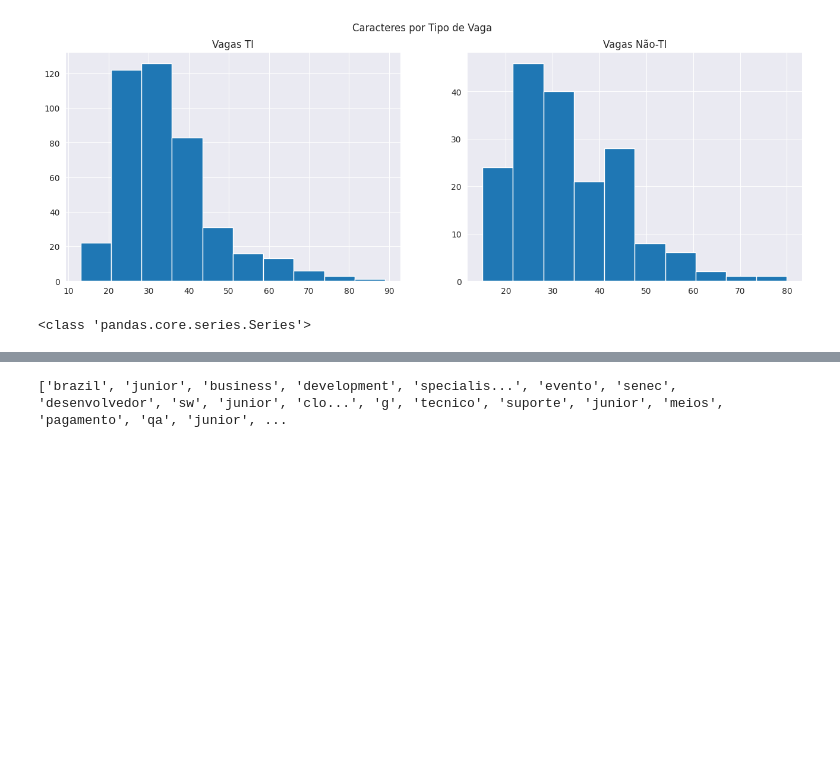
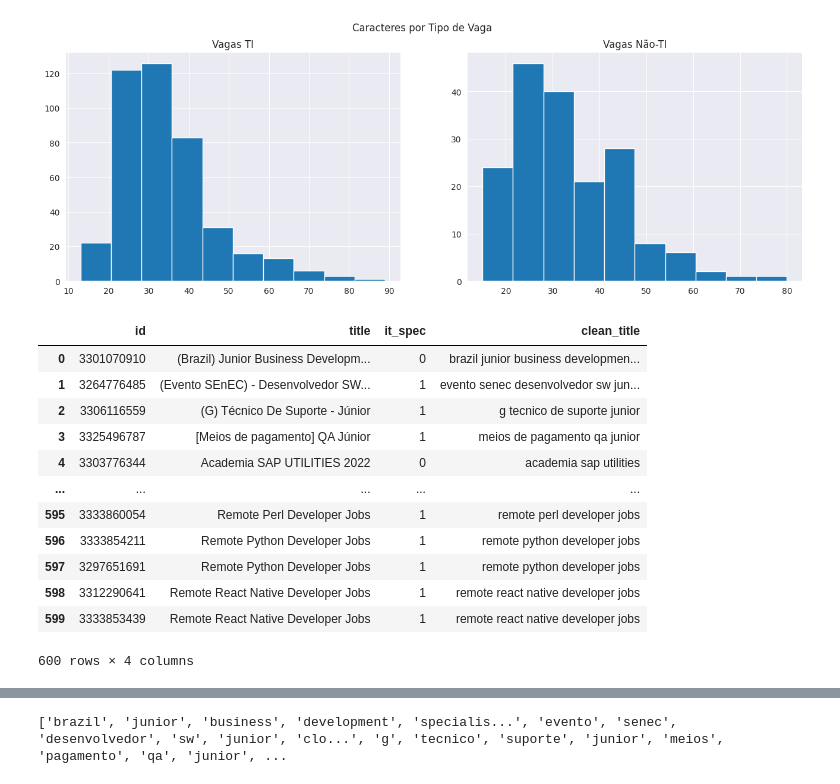
Before and after one commit to saibrotech/mentorship-data-science, a Jupyter notebook: data-prep/random-forest.ipynb, the cells around one changed output, grey strips where cells are left out. Cells and saved outputs as stored; diff of their text form; code cells hidden in the pictures; blank space fills up the shorter version.

```diff
--- a/data-prep/random-forest.ipynb
+++ b/data-prep/random-forest.ipynb
@@ -97,14 +108,38 @@ fig.suptitle('Caracteres por Tipo de Vaga')
 plt.show()
 # %% [output]
 [figure]
-# %%
-# Preprocessing Data
-
-# Lowercase text
-lowercase = job_class_train['title'].str.lower()
-strip_text = lowercase.str.strip()
-#split_text = re.split(r'\s+', strip_text)
-
-print(type(strip_text))
-# %% [output]
-<class 'pandas.core.series.Series'>
+# %%
+# Regex Preprocessing
+
+# Lowercase titles
+job_class_train['clean_title'] = job_class_train['title'].str.lower()
+
+# Remove whitespaces
+job_class_train['clean_title'] = job_class_train['clean_title'].str.strip()
+
+# Remove digits
+job_class_train['clean_title'] = job_class_train['clean_title'].str.replace('\d', '')
+
+# Remove special characters
+job_class_train['clean_title'] = job_class_train['clean_title'].str.replace('\(|\)|/|-|\[|\]|\,|:','')
+
+# Remove unicode characters
+job_class_train['clean_title'] = job_class_train['clean_title'].map(lambda x: unicodedata.normalize('NFD', x))
+job_class_train['clean_title'] = job_class_train['clean_title'].str.encode('ascii', 'ignore')
+job_class_train['clean_title'] = job_class_train['clean_title'].str.decode('utf-8')
+
+job_class_train
+# %% [output]
+|  | id | title | it_spec | clean_title |
+| 0 | 3301070910 | (Brazil) Junior Business Developm... | 0 | brazil junior business developmen... |
+| 1 | 3264776485 | (Evento SEnEC) - Desenvolvedor SW... | 1 | evento senec desenvolvedor sw jun... |
+| 2 | 3306116559 | (G) Técnico De Suporte - Júnior | 1 | g tecnico de suporte junior |
+| 3 | 3325496787 | [Meios de pagamento] QA Júnior | 1 | meios de pagamento qa junior |
+| 4 | 3303776344 | Academia SAP UTILITIES 2022 | 0 | academia sap utilities |
+| ... | ... | ... | ... | ... |
+| 595 | 3333860054 | Remote Perl Developer Jobs | 1 | remote perl developer jobs |
+| 596 | 3333854211 | Remote Python Developer Jobs | 1 | remote python developer jobs |
+| 597 | 3297651691 | Remote Python Developer Jobs | 1 | remote python developer jobs |
+| 598 | 3312290641 | Remote React Native Developer Jobs | 1 | remote react native developer jobs |
+| 599 | 3333853439 | Remote React Native Developer Jobs | 1 | remote react native developer jobs |
+600 rows × 4 columns
```
Also changed, not shown: parts of 10 cells of this notebook, 1 other file.
